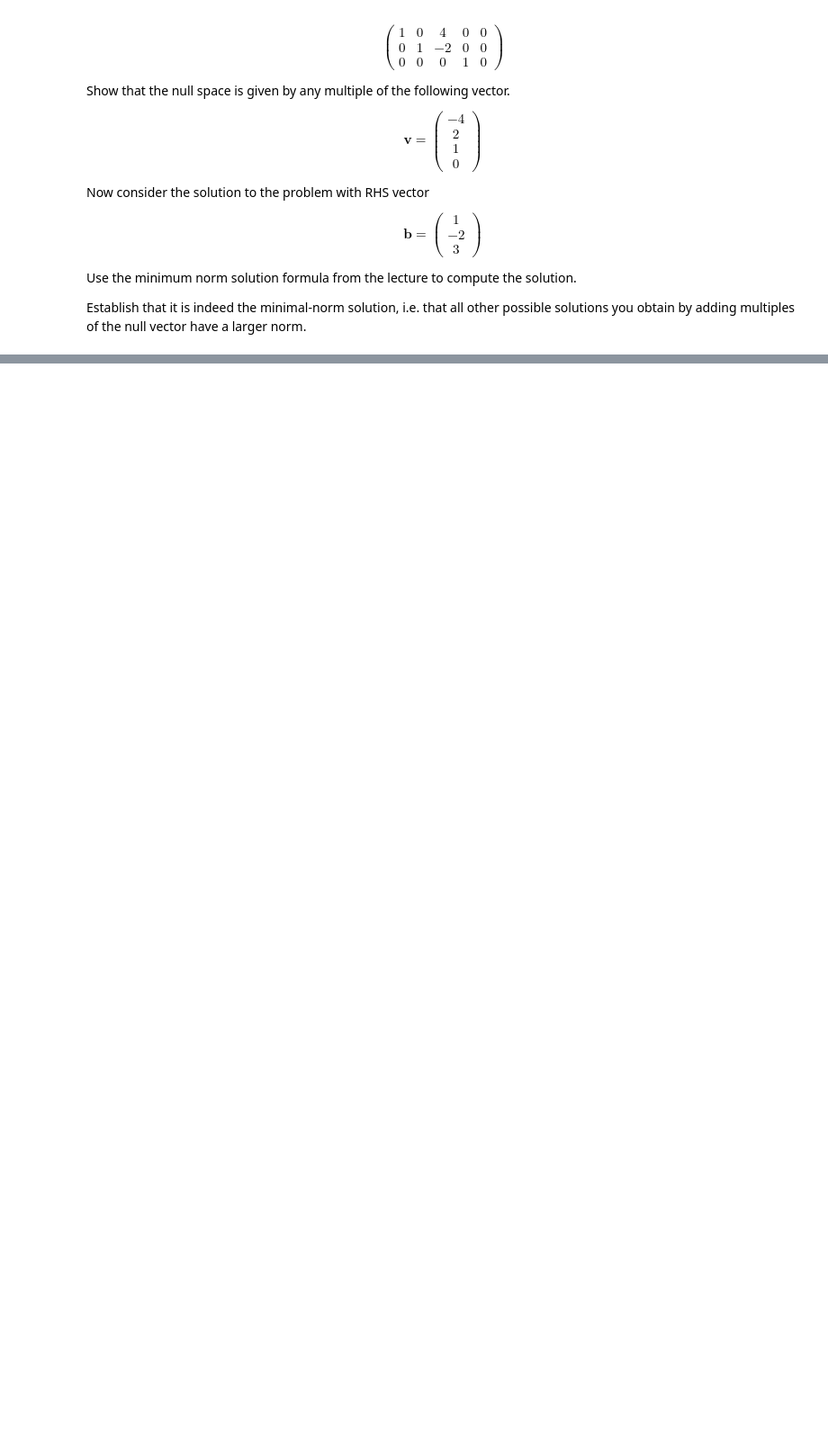
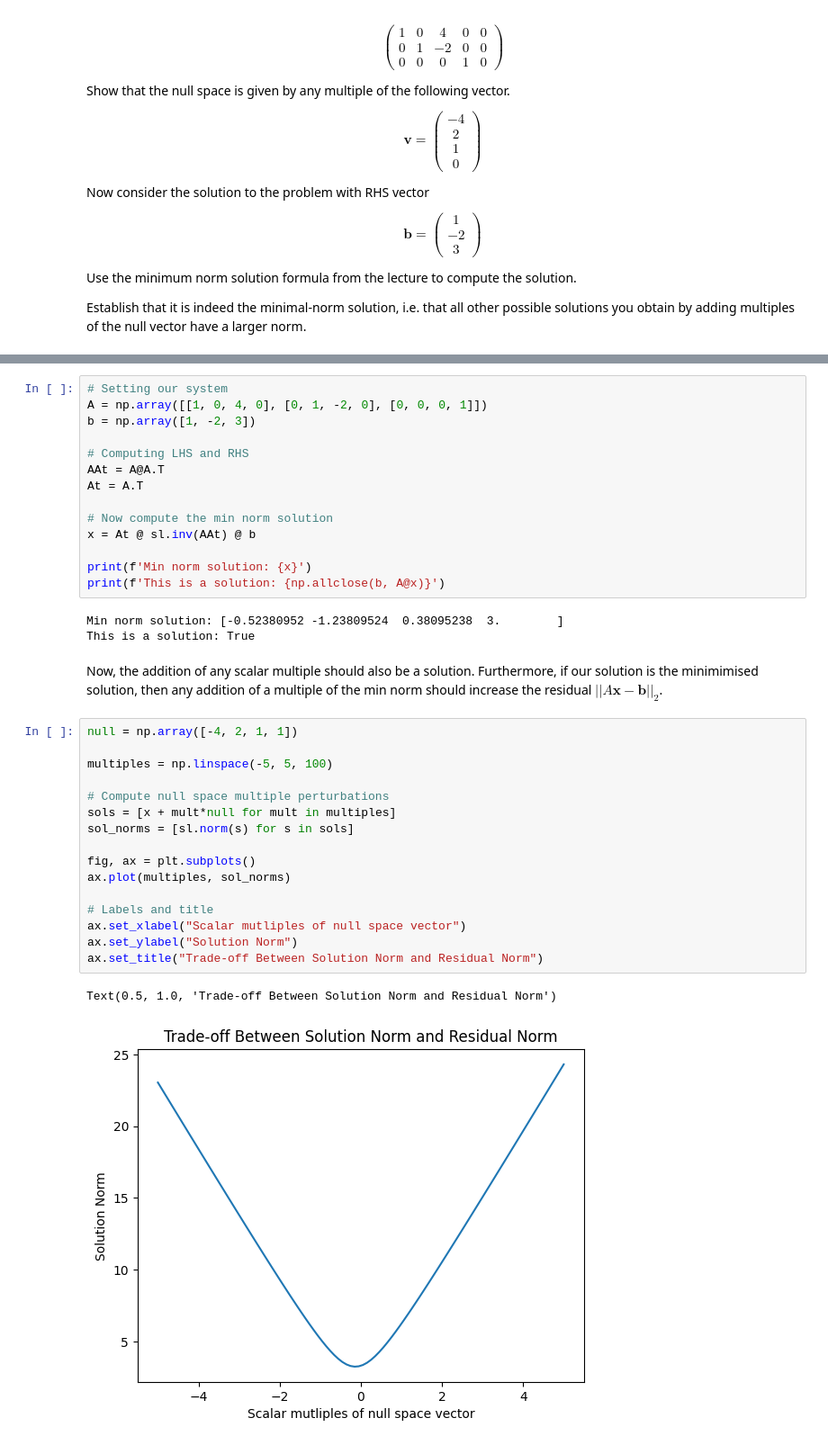
Before and after one commit to nocturnal-luke/Geophysical-inversion-undergraduate, a Jupyter notebook: lectures/L4/L4-homework.ipynb, the cells around one changed output, grey strips where cells are left out. Shown: that part at 90% size. Cells and saved outputs as stored; diff of their text form; blank space fills up the shorter version.

```diff
--- a/lectures/L4/L4-homework.ipynb
+++ b/lectures/L4/L4-homework.ipynb
@@ -378,0 +505,38 @@ Establish that it is indeed the minimal-norm solution, i.e. that all other possi
+# %%
+# Setting our system
+A = np.array([[1, 0, 4, 0], [0, 1, -2, 0], [0, 0, 0, 1]])
+b = np.array([1, -2, 3])
+
+# Computing LHS and RHS
+AAt = A@A.T
+At = A.T
+
+# Now compute the min norm solution
+x = At @ sl.inv(AAt) @ b
+
+print(f'Min norm solution: {x}')
+print(f'This is a solution: {np.allclose(b, A@x)}')
+# %% [output]
+Min norm solution: [-0.52380952 -1.23809524  0.38095238  3.        ]
+This is a solution: True
+# %% [markdown]
+Now, the addition of any scalar multiple should also be a solution. Furthermore, if our solution is the minimimised solution, then any addition of a multiple of the min norm should increase the residual $||A\mathbf{x}-\mathbf{b}||_2$.
+# %%
+null = np.array([-4, 2, 1, 1])
+
+multiples = np.linspace(-5, 5, 100)
+
+# Compute null space multiple perturbations
+sols = [x + mult*null for mult in multiples]
+sol_norms = [sl.norm(s) for s in sols]
+
+fig, ax = plt.subplots()
+ax.plot(multiples, sol_norms)
+
+# Labels and title
+ax.set_xlabel("Scalar mutliples of null space vector")
+ax.set_ylabel("Solution Norm")
+ax.set_title("Trade-off Between Solution Norm and Residual Norm")
+# %% [output]
+Text(0.5, 1.0, 'Trade-off Between Solution Norm and Residual Norm')
+[figure, added]
```
Also changed, not shown: parts of 4 cells of this notebook, 1 other file.
